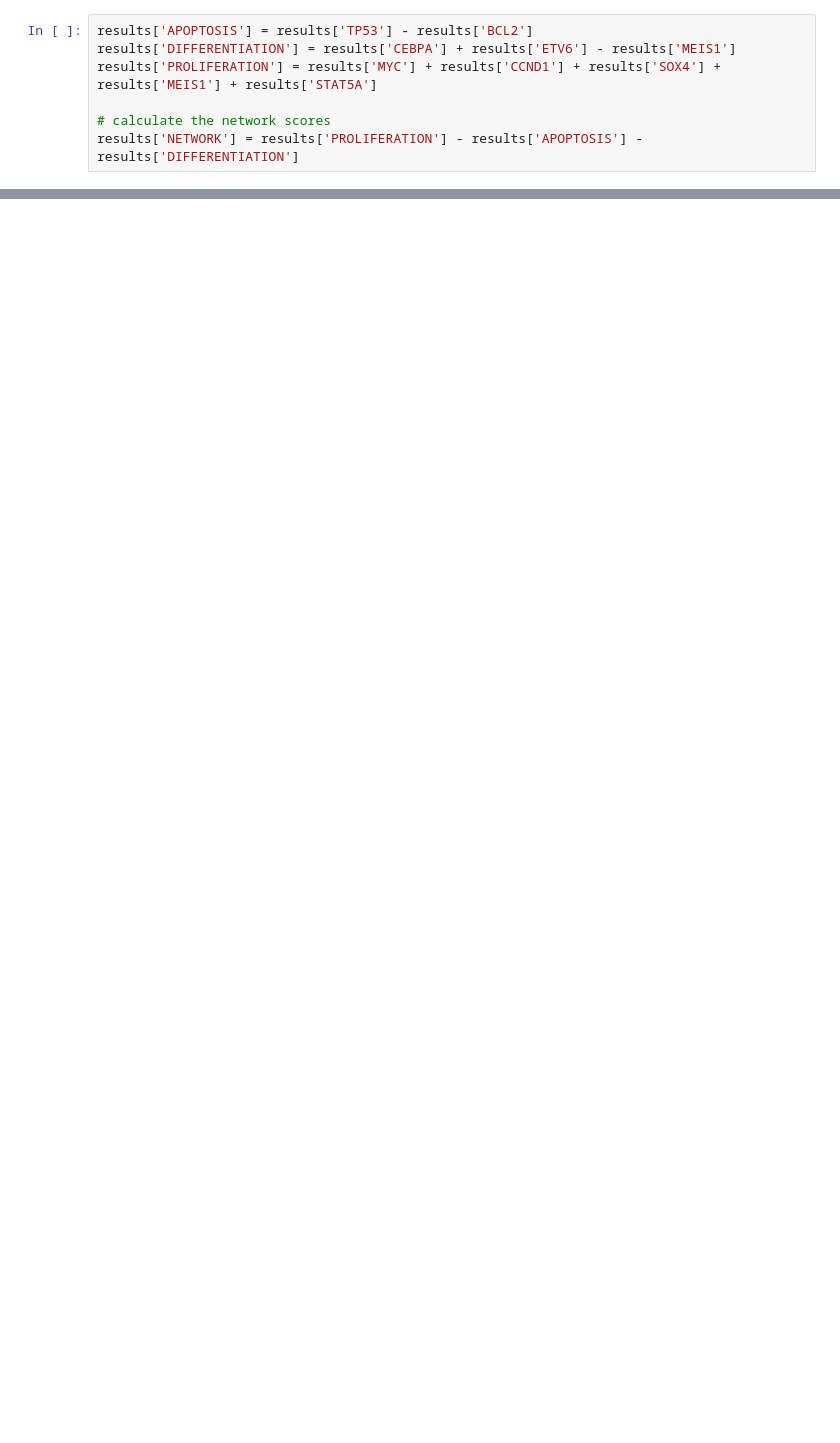
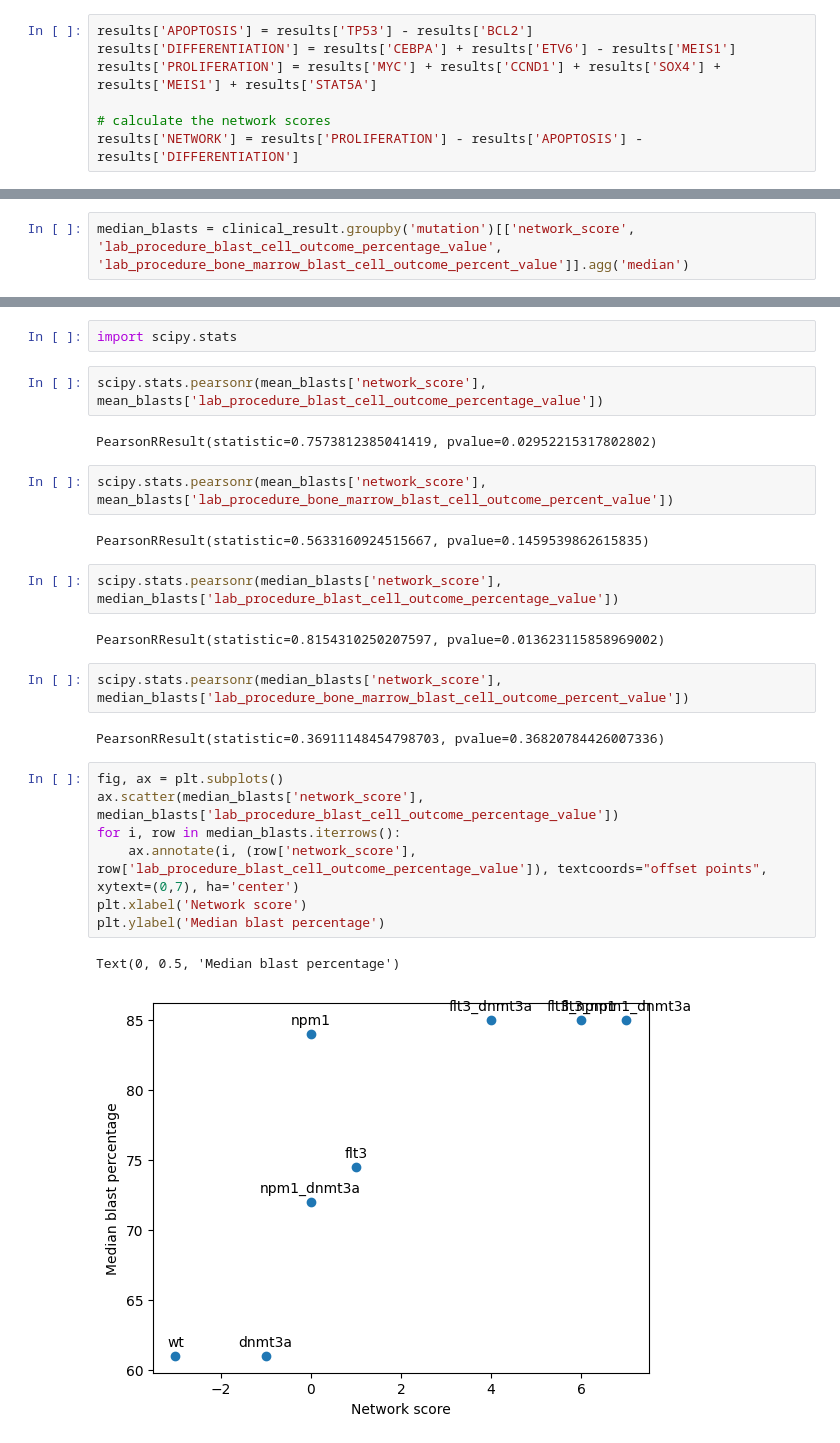
Before and after one commit to IlyaLab/BNMPy, a Jupyter notebook: palma_model_test.ipynb, the cells around one changed output, grey strips where cells are left out. Drawn from its saved outputs; the diff is of its cells as text; blank space fills up the shorter version.

```diff
--- a/palma_model_test.ipynb
+++ b/palma_model_test.ipynb
@@ -72,0 +196,2 @@ print(results['APOPTOSIS'], results['DIFFERENTIATION'], results['PROLIFERATION']
+# %%
+median_blasts = clinical_result.groupby('mutation')[['network_score', 'lab_procedure_blast_cell_outcome_percentage_value', 'lab_procedure_bone_marrow_blast_cell_outcome_percent_value']].agg('median')
@@ -72,0 +228,28 @@ print(results['APOPTOSIS'], results['DIFFERENTIATION'], results['PROLIFERATION']
+# %%
+import scipy.stats
+# %%
+scipy.stats.pearsonr(mean_blasts['network_score'], mean_blasts['lab_procedure_blast_cell_outcome_percentage_value'])
+# %% [output]
+PearsonRResult(statistic=0.7573812385041419, pvalue=0.02952215317802802)
+# %%
+scipy.stats.pearsonr(mean_blasts['network_score'], mean_blasts['lab_procedure_bone_marrow_blast_cell_outcome_percent_value'])
+# %% [output]
+PearsonRResult(statistic=0.5633160924515667, pvalue=0.1459539862615835)
+# %%
+scipy.stats.pearsonr(median_blasts['network_score'], median_blasts['lab_procedure_blast_cell_outcome_percentage_value'])
+# %% [output]
+PearsonRResult(statistic=0.8154310250207597, pvalue=0.013623115858969002)
+# %%
+scipy.stats.pearsonr(median_blasts['network_score'], median_blasts['lab_procedure_bone_marrow_blast_cell_outcome_percent_value'])
+# %% [output]
+PearsonRResult(statistic=0.36911148454798703, pvalue=0.36820784426007336)
+# %%
+fig, ax = plt.subplots()
+ax.scatter(median_blasts['network_score'], median_blasts['lab_procedure_blast_cell_outcome_percentage_value'])
+for i, row in median_blasts.iterrows():
+    ax.annotate(i, (row['network_score'], row['lab_procedure_blast_cell_outcome_percentage_value']), textcoords="offset points", xytext=(0,7), ha='center')
+plt.xlabel('Network score')
+plt.ylabel('Median blast percentage')
+# %% [output]
+Text(0, 0.5, 'Median blast percentage')
+[figure, added]
```
Also changed, not shown: parts of 31 cells of this notebook, 1 other file.
